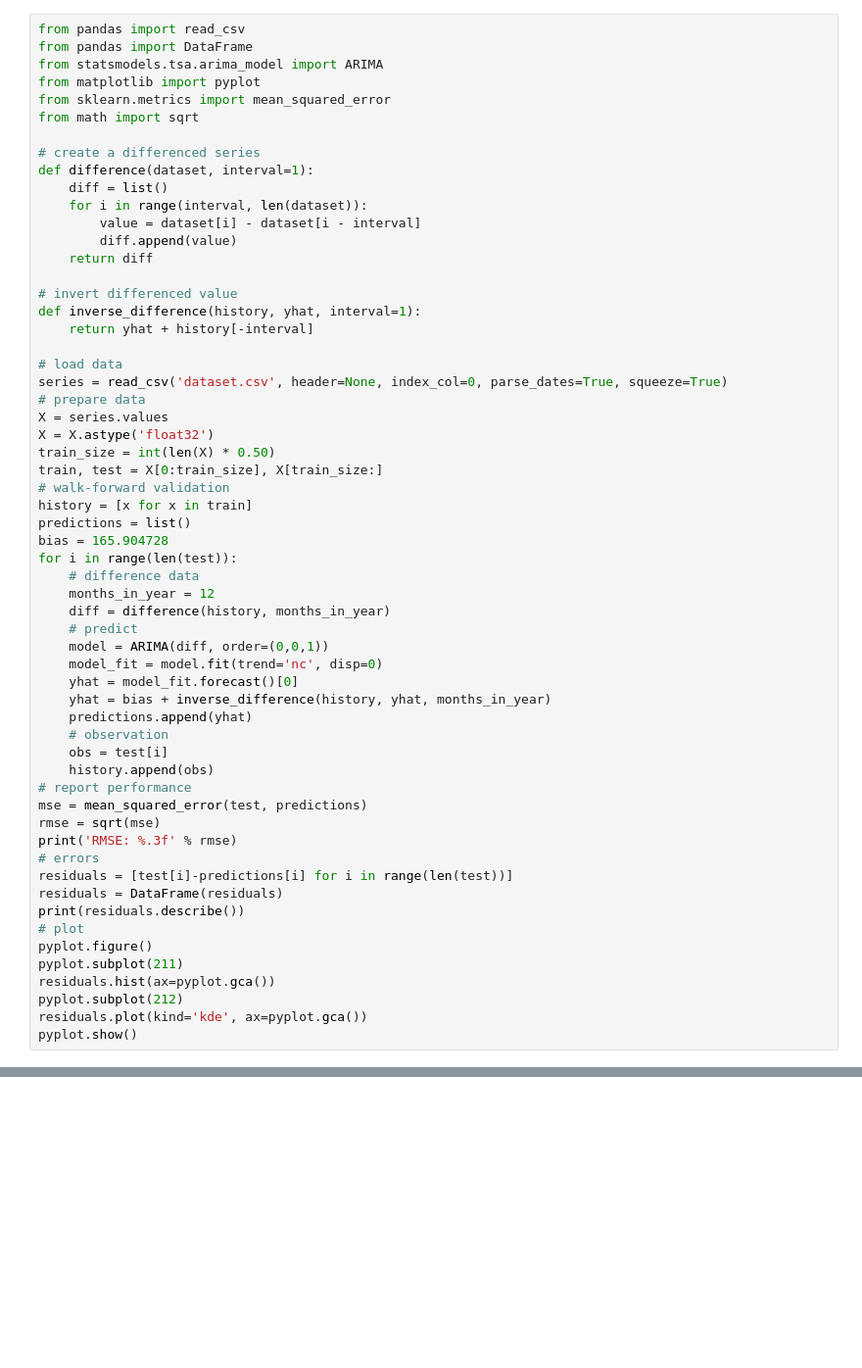
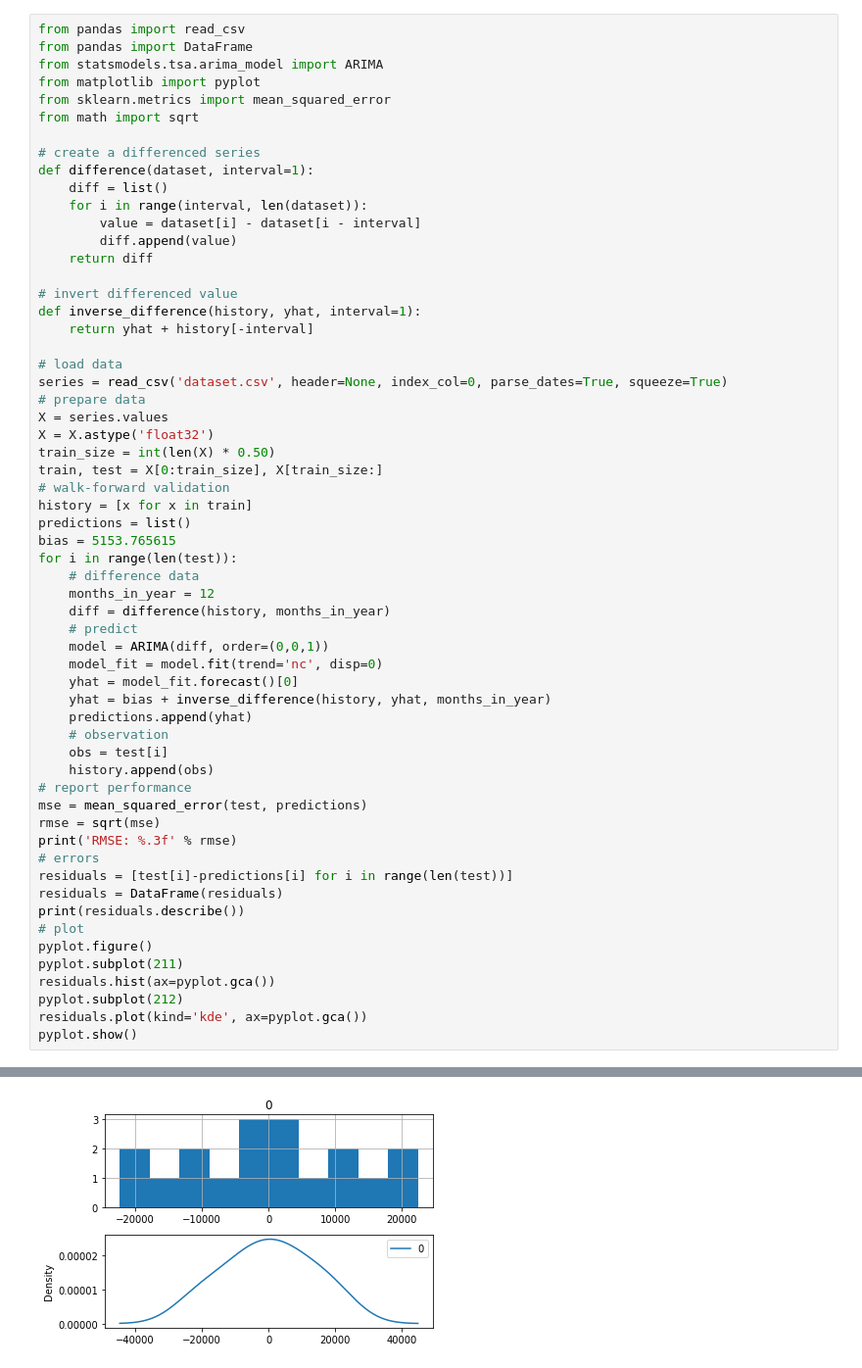
Before and after one commit to AmielFilarca/ITE-404-Sales-Forecasting, a Jupyter notebook: predict-sales-2.ipynb, the cells around one changed output, grey strips where cells are left out. Shown at 98% size. Drawn from its saved outputs; the diff is of its cells as text; blank space fills up the shorter version.

```diff
--- a/predict-sales-2.ipynb
+++ b/predict-sales-2.ipynb
@@ -296,7 +371,7 @@ train, test = X[0:train_size], X[train_size:]
 # walk-forward validation
 history = [x for x in train]
 predictions = list()
-bias = 165.904728
+bias = 5153.765615
 for i in range(len(test)):
 	# difference data
 	months_in_year = 12
@@ -325,3 +400,4 @@ residuals.hist(ax=pyplot.gca())
 pyplot.subplot(212)
 residuals.plot(kind='kde', ax=pyplot.gca())
 pyplot.show()
+# %% [output]
@@ -328,3 +414,4 @@ pyplot.show()
+[figure, added]
 # %%
 from pandas import read_csv
 from pandas import DataFrame
```
Also changed, not shown: parts of 17 cells of this notebook, 3 other files.
